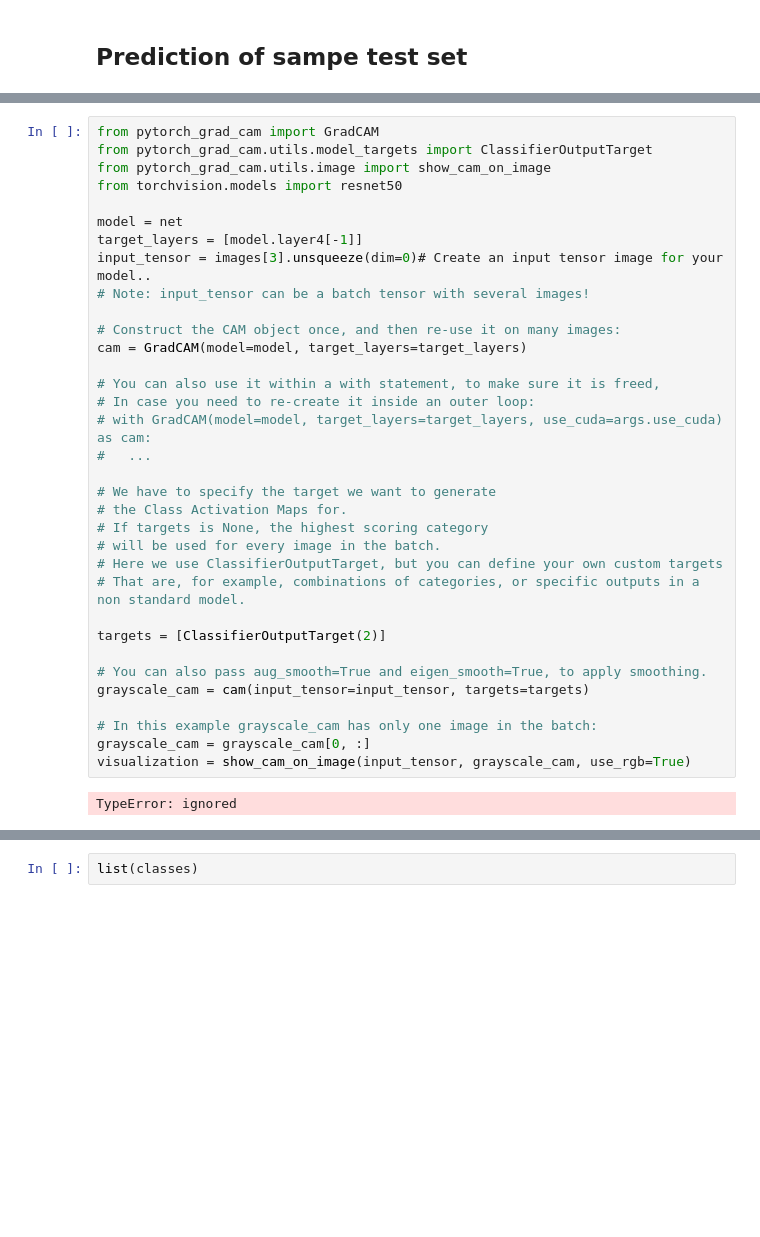
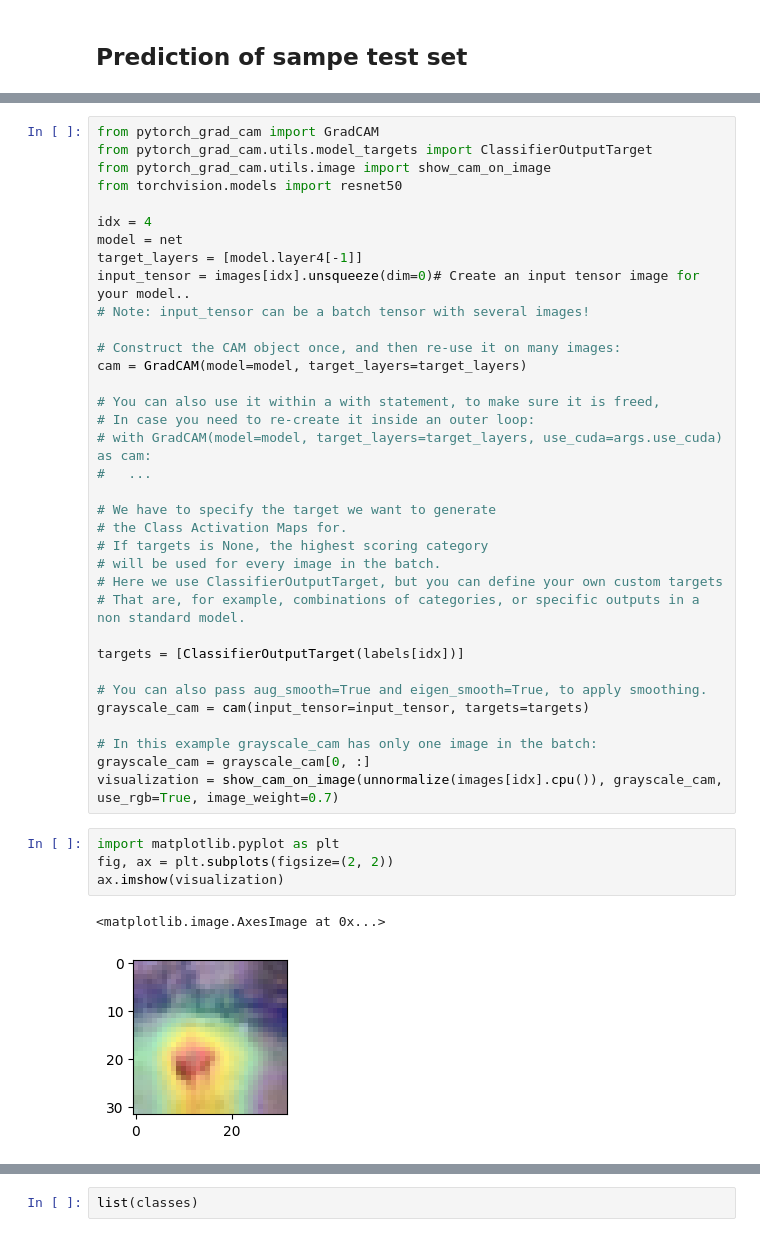
Before and after one commit to sujitojha1/ERA1, a Jupyter notebook: Session11/ERA1_S11_CIFAR10_Resnet18_GradCam.ipynb, the cells around one changed output, grey strips where cells are left out. Cells and saved outputs as stored; diff of their text form; blank space fills up the shorter version.

```diff
--- a/Session11/ERA1_S11_CIFAR10_Resnet18_GradCam.ipynb
+++ b/Session11/ERA1_S11_CIFAR10_Resnet18_GradCam.ipynb
@@ -218,9 +220,10 @@ from pytorch_grad_cam.utils.model_targets import ClassifierOutputTarget
 from pytorch_grad_cam.utils.image import show_cam_on_image
 from torchvision.models import resnet50
 
+idx = 4
 model = net
 target_layers = [model.layer4[-1]]
-input_tensor = images[3].unsqueeze(dim=0)# Create an input tensor image for your model..
+input_tensor = images[idx].unsqueeze(dim=0)# Create an input tensor image for your model..
 # Note: input_tensor can be a batch tensor with several images!
 
 # Construct the CAM object once, and then re-use it on many images:
@@ -238,16 +241,21 @@ cam = GradCAM(model=model, target_layers=target_layers)
 # Here we use ClassifierOutputTarget, but you can define your own custom targets
 # That are, for example, combinations of categories, or specific outputs in a non standard model.
 
-targets = [ClassifierOutputTarget(2)]
+targets = [ClassifierOutputTarget(labels[idx])]
 
 # You can also pass aug_smooth=True and eigen_smooth=True, to apply smoothing.
 grayscale_cam = cam(input_tensor=input_tensor, targets=targets)
 
 # In this example grayscale_cam has only one image in the batch:
 grayscale_cam = grayscale_cam[0, :]
-visualization = show_cam_on_image(input_tensor, grayscale_cam, use_rgb=True)
+visualization = show_cam_on_image(unnormalize(images[idx].cpu()), grayscale_cam, use_rgb=True, image_weight=0.7)
-# %% [output]
-TypeError: ignored
+# %%
+import matplotlib.pyplot as plt
+fig, ax = plt.subplots(figsize=(2, 2))
+ax.imshow(visualization)
+# %% [output]
+<matplotlib.image.AxesImage at 0x...>
+[figure, added]
 # %%
 import matplotlib.pyplot as plt
 plt.imshow(grayscale_cam)
```
Also changed, not shown: parts of 15 cells of this notebook.
